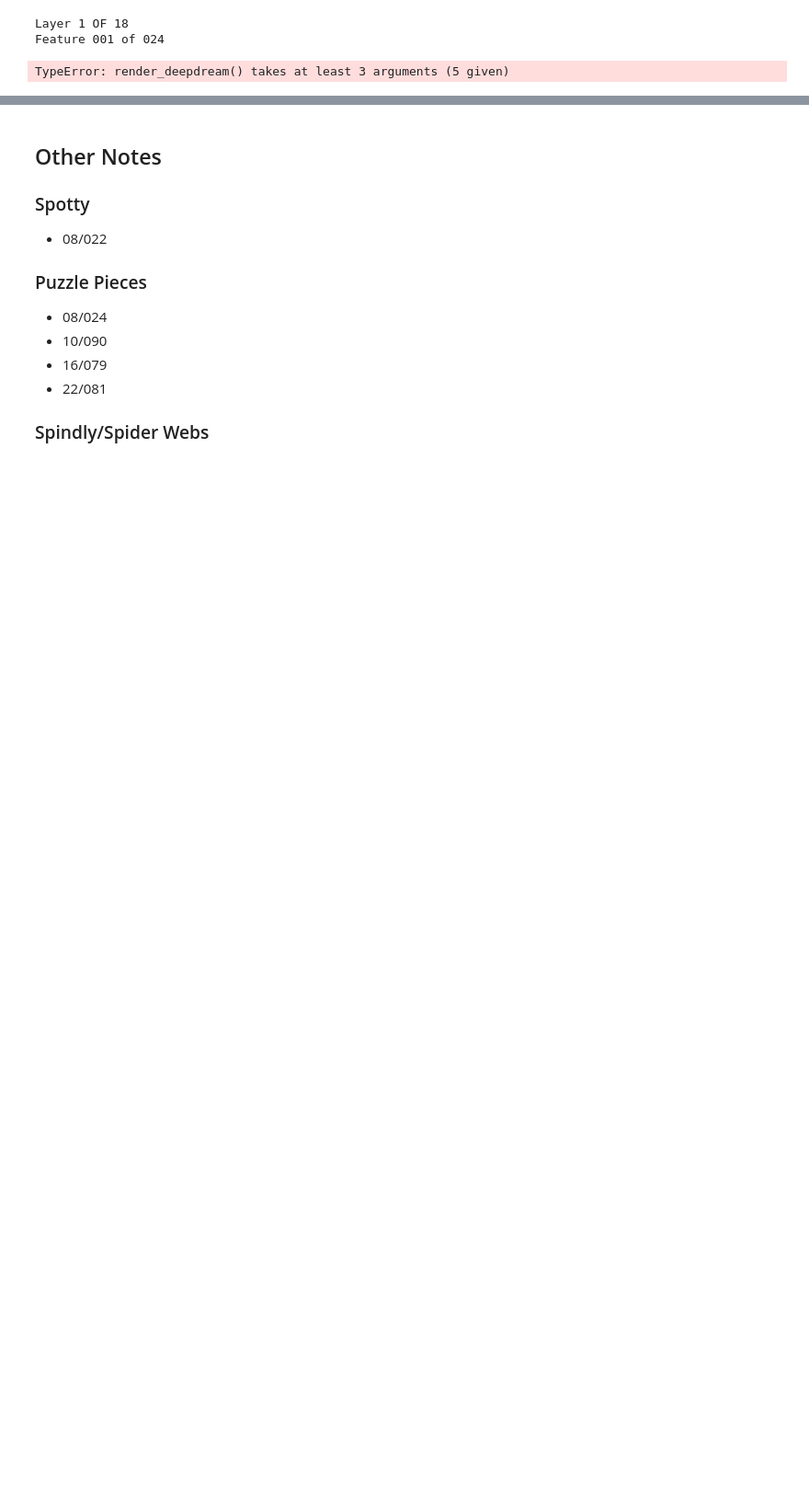
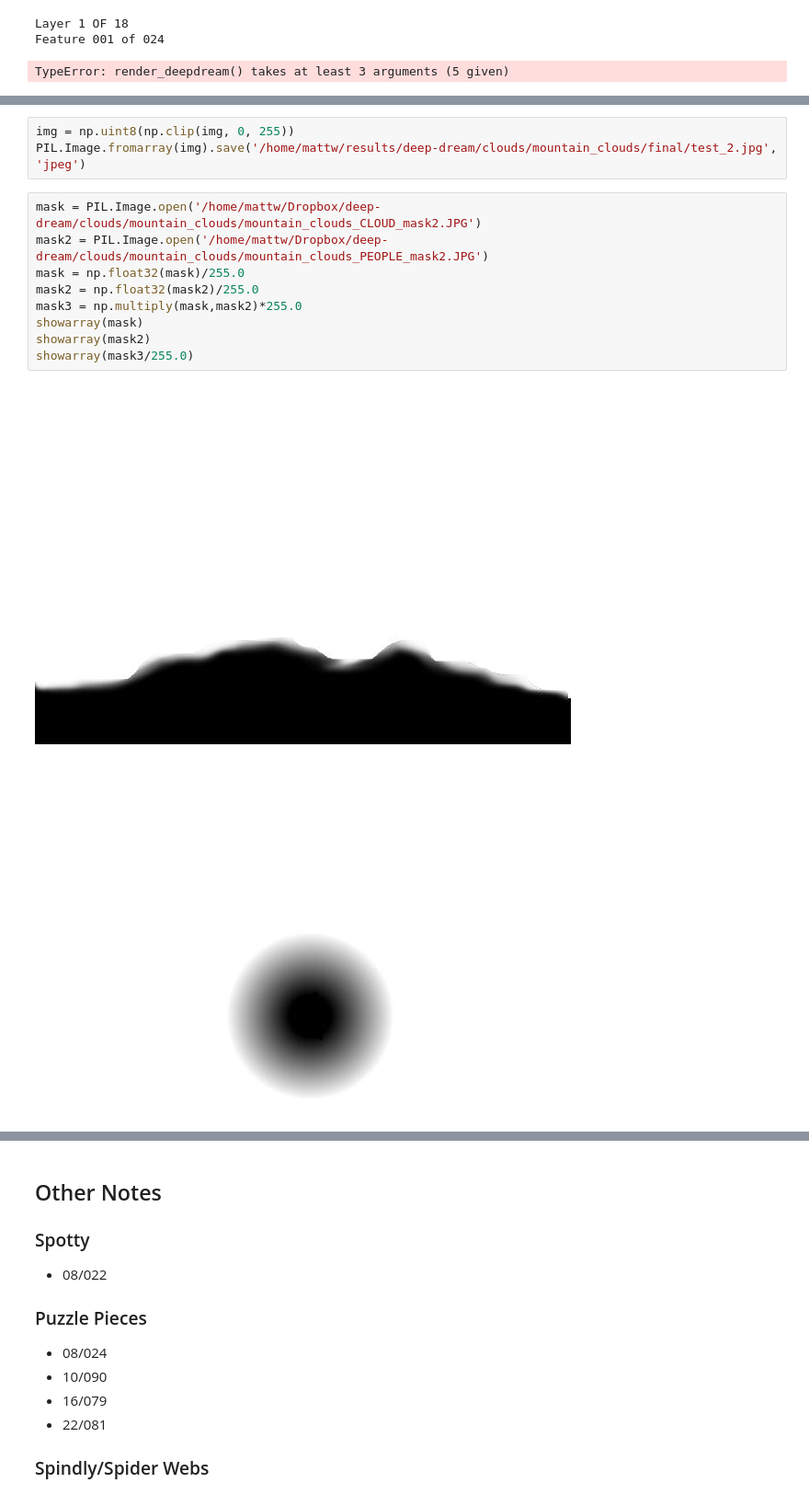
Before and after one commit to deepbluesea/tf-deepdream, a Jupyter notebook: deep-dream-mask.ipynb, the cells around one changed output, grey strips where cells are left out. Shown at 92% size. Drawn from its saved outputs; the diff is of its cells as text; blank space fills up the shorter version.

```diff
--- a/deep-dream-mask.ipynb
+++ b/deep-dream-mask.ipynb
@@ -237,0 +339,15 @@ img = render_deepdream(T(layer)[:,:,:,feature_num], img, mask, iter_n=20, octave
+# %%
+img = np.uint8(np.clip(img, 0, 255))
+PIL.Image.fromarray(img).save('/home/mattw/results/deep-dream/clouds/mountain_clouds/final/test_2.jpg', 'jpeg')
+# %%
+mask = PIL.Image.open('/home/mattw/Dropbox/deep-dream/clouds/mountain_clouds/mountain_clouds_CLOUD_mask2.JPG')
+mask2 = PIL.Image.open('/home/mattw/Dropbox/deep-dream/clouds/mountain_clouds/mountain_clouds_PEOPLE_mask2.JPG')
+mask = np.float32(mask)/255.0
+mask2 = np.float32(mask2)/255.0
+mask3 = np.multiply(mask,mask2)*255.0
+showarray(mask)
+showarray(mask2)
+showarray(mask3/255.0)
+# %% [output]
+[figure, added]
+[figure, added]
```
Also changed, not shown: parts of 18 cells of this notebook, 2 other files.
